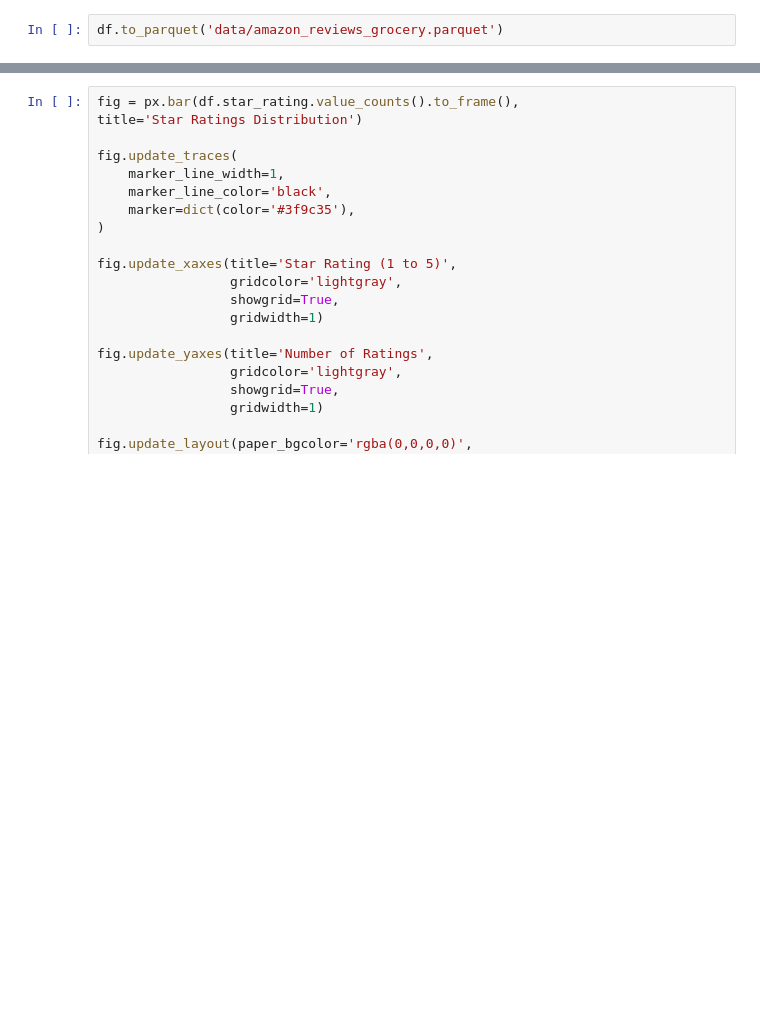
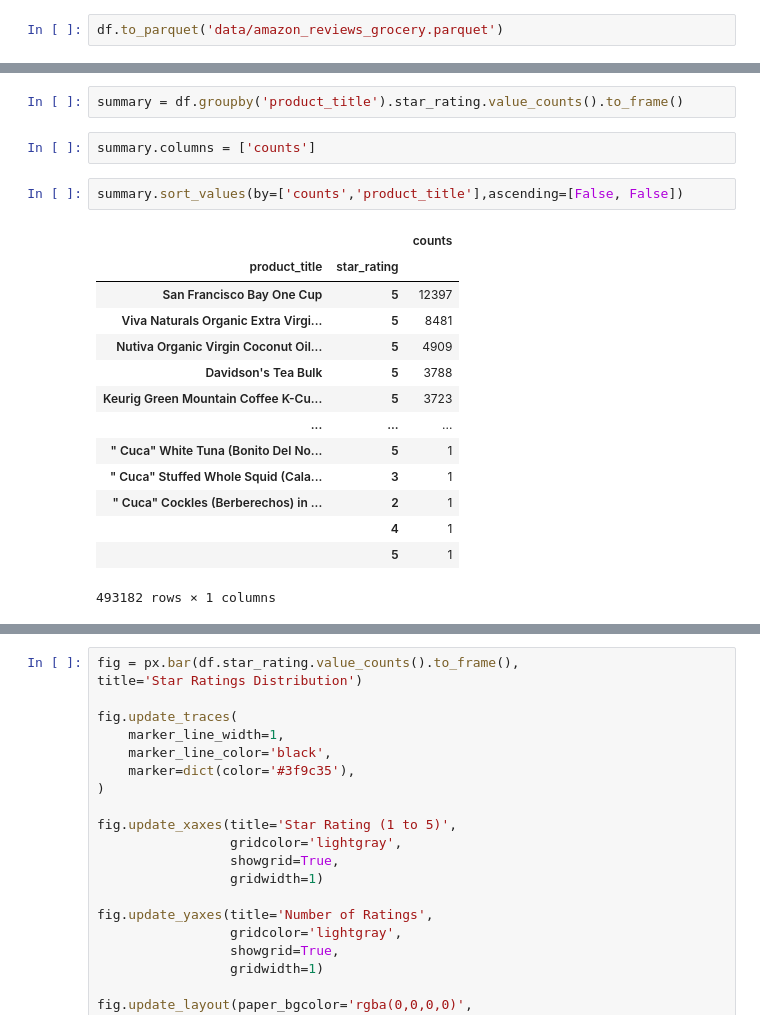
Before and after one commit to yksnilowyrahcaz/Product_Reviews_Analysis, a Jupyter notebook: eda.ipynb, the cells around one changed output, grey strips where cells are left out. Drawn from its saved outputs; the diff is of its cells as text; blank space fills up the shorter version.

```diff
--- a/eda.ipynb
+++ b/eda.ipynb
@@ -142,0 +190,21 @@ df.head()
+# %%
+summary = df.groupby('product_title').star_rating.value_counts().to_frame()
+# %%
+summary.columns = ['counts']
+# %%
+summary.sort_values(by=['counts','product_title'],ascending=[False, False])
+# %% [output]
+|  |  | counts |
+| product_title | star_rating |  |
+| San Francisco Bay One Cup | 5 | 12397 |
+| Viva Naturals Organic Extra Virgi... | 5 | 8481 |
+| Nutiva Organic Virgin Coconut Oil... | 5 | 4909 |
+| Davidson's Tea Bulk | 5 | 3788 |
+| Keurig Green Mountain Coffee K-Cu... | 5 | 3723 |
+| ... | ... | ... |
+| " Cuca" White Tuna (Bonito Del No... | 5 | 1 |
+| " Cuca" Stuffed Whole Squid (Cala... | 3 | 1 |
+| " Cuca" Cockles (Berberechos) in ... | 2 | 1 |
+|  | 4 | 1 |
+|  | 5 | 1 |
+493182 rows × 1 columns
```
Also changed, not shown: parts of 25 cells of this notebook.
